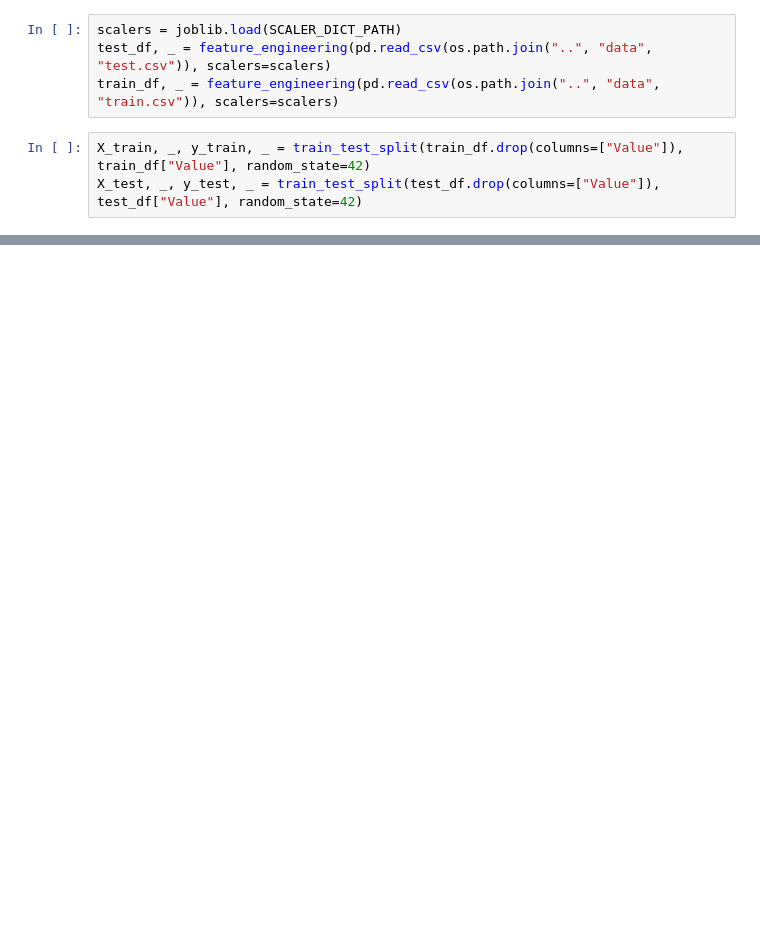
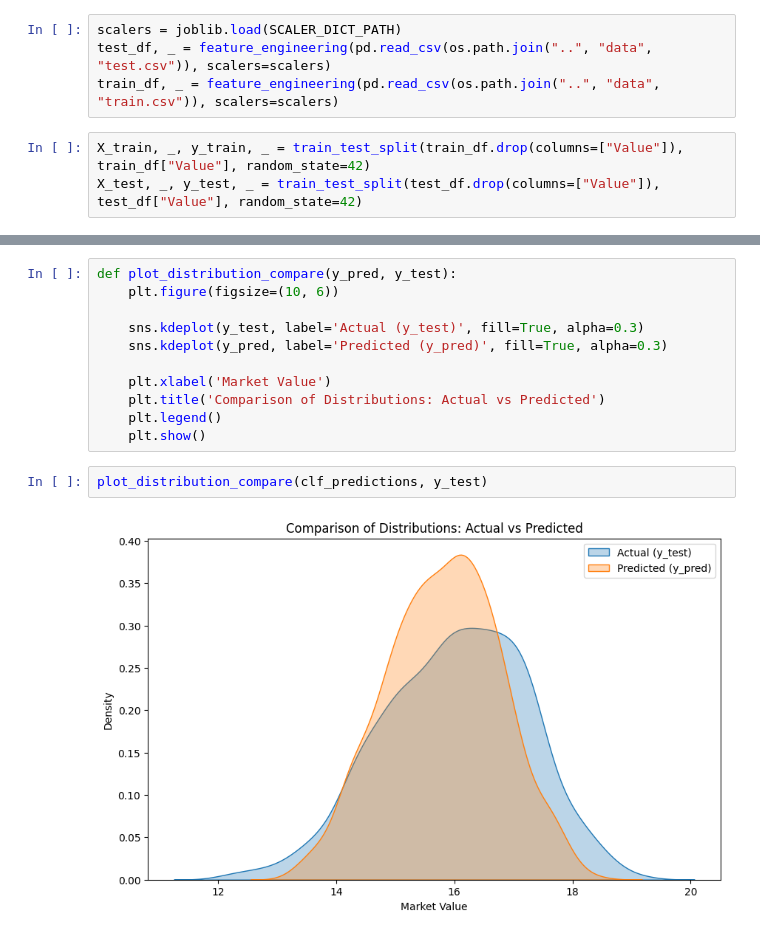
Before and after one commit to Juhyeong-Pang/MarketValuePrediction, a Jupyter notebook: notebooks/train.ipynb, the cells around one changed output, grey strips where cells are left out. Cells and saved outputs as stored; diff of their text form; blank space fills up the shorter version.

```diff
--- a/notebooks/train.ipynb
+++ b/notebooks/train.ipynb
@@ -95,0 +288,15 @@ XGBRegressor(base_score=None, booster=None, callbacks=None,
+# %%
+def plot_distribution_compare(y_pred, y_test):
+    plt.figure(figsize=(10, 6))
+
+    sns.kdeplot(y_test, label='Actual (y_test)', fill=True, alpha=0.3)
+    sns.kdeplot(y_pred, label='Predicted (y_pred)', fill=True, alpha=0.3)
+
+    plt.xlabel('Market Value')
+    plt.title('Comparison of Distributions: Actual vs Predicted')
+    plt.legend()
+    plt.show()
+# %%
+plot_distribution_compare(clf_predictions, y_test)
+# %% [output]
+[figure, added]
```
Also changed, not shown: parts of 24 cells of this notebook, 1 other file.
